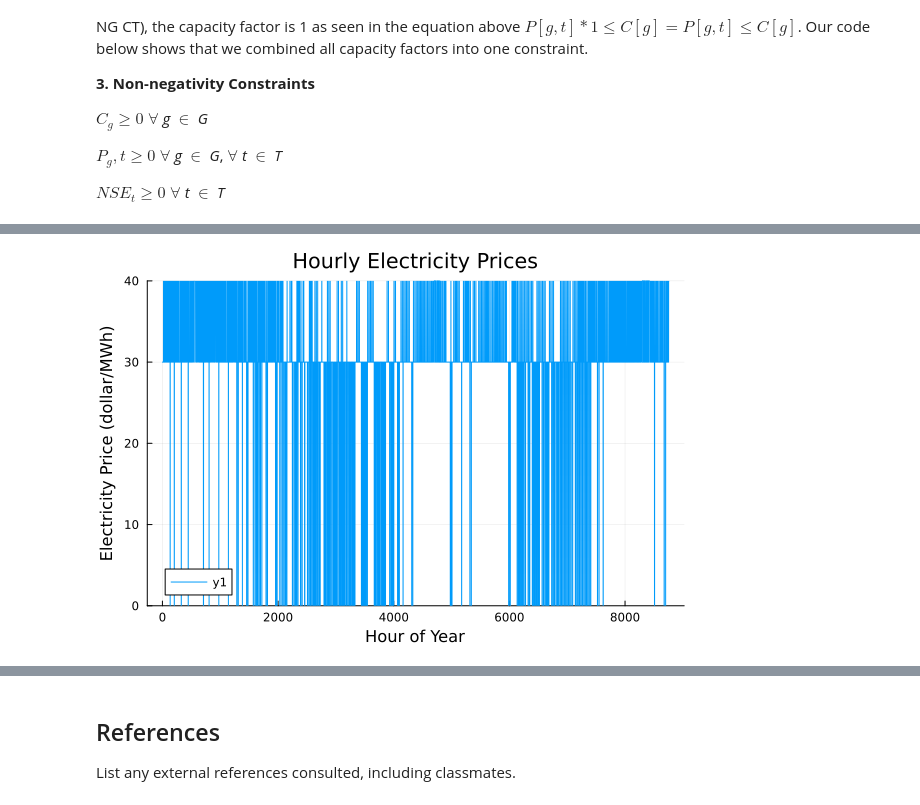
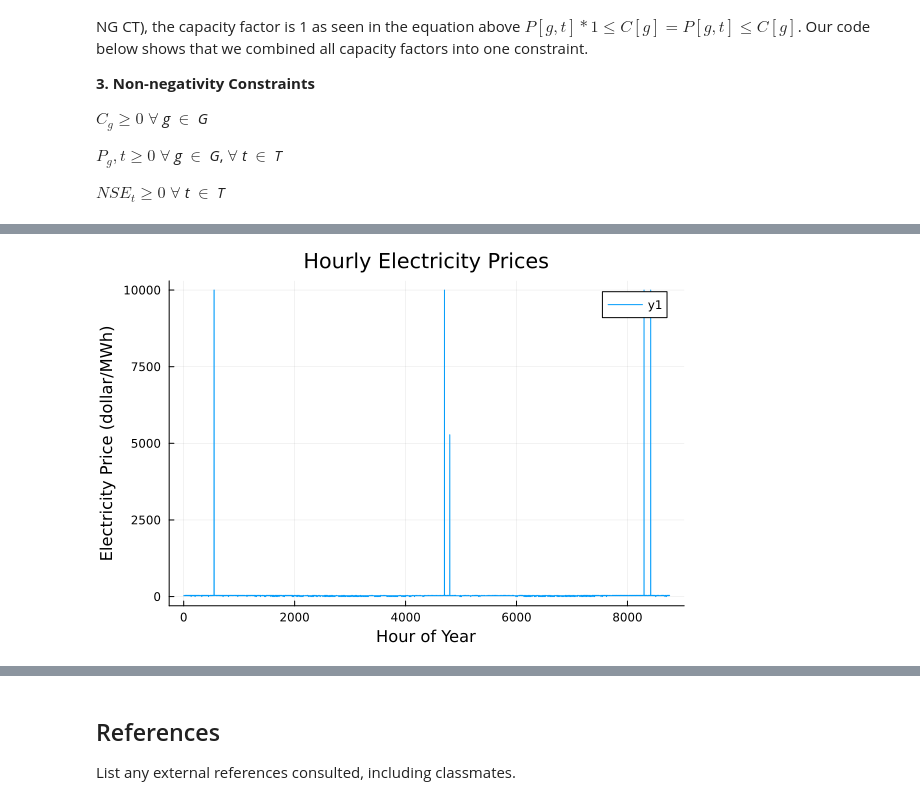
Before and after one commit to BEE4750-FA24/hw4-last-3-brain-cells, a Jupyter notebook: hw04.ipynb, the cells around one changed output, grey strips where cells are left out. Cells and saved outputs as stored; diff of their text form; code cells hidden in the pictures.

```diff
--- a/hw04.ipynb
+++ b/hw04.ipynb
@@ -559,6 +660,6 @@ And data, a 6-element Vector{Float64}:
 # %%
 # Make a plot of the electricity price in each hour
 elec_price = abs.(shadow_price.(demand_constraint).data)
-plot(demand.Hour, elec_price, title = "Hourly Electricity Prices", xlabel = "Hour of Year", ylabel = "Electricity Price (dollar/MWh)", ylims = (0, 40))
+plot(demand.Hour, elec_price, title = "Hourly Electricity Prices", xlabel = "Hour of Year", ylabel = "Electricity Price (dollar/MWh)")
 # %% [output]
-[figure, old version]
+[figure, new version]
```
Also changed, not shown: parts of 9 cells of this notebook.
